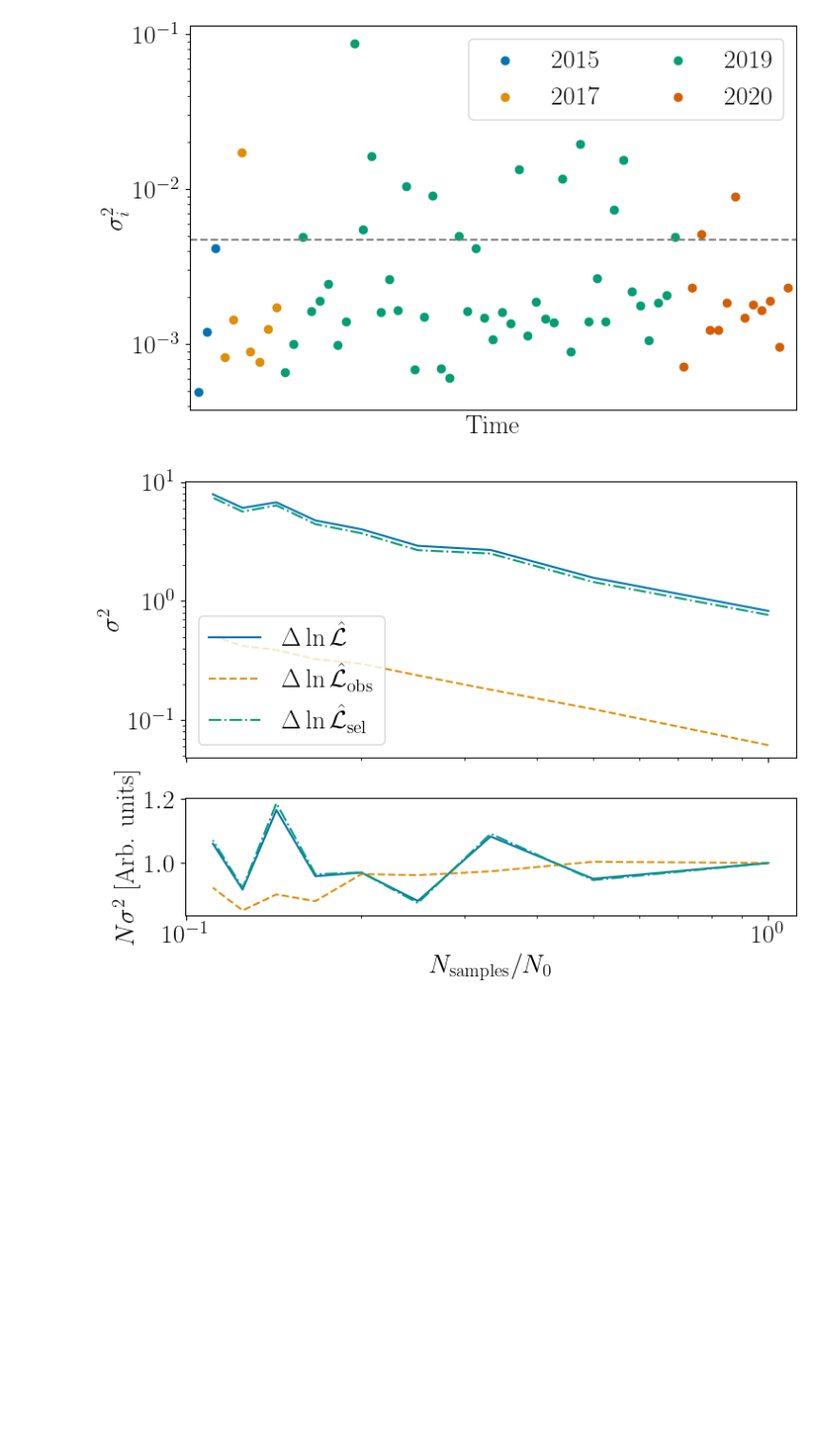
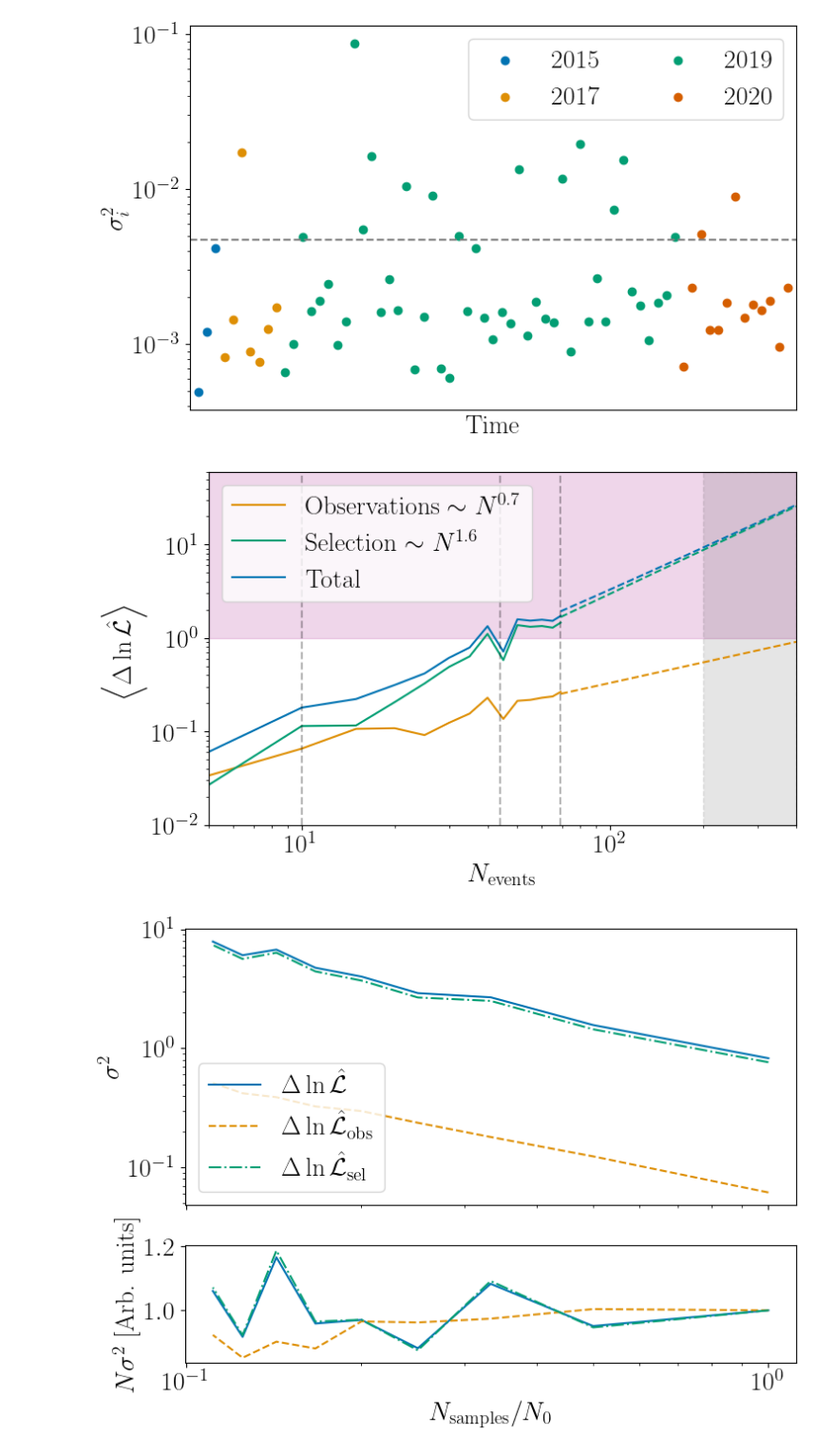
Before and after one commit to ColmTalbot/monte-carlo-uncertainty-scaling, a Jupyter notebook: uncertainty_scaling.ipynb, the cells around one changed output. Shown at 95% size. Drawn from its saved outputs; the diff is of its cells as text; code cells hidden in the pictures; blank space fills up the shorter version.

Commit message:
update figure 3

```diff
--- a/uncertainty_scaling.ipynb
+++ b/uncertainty_scaling.ipynb
@@ -48,6 +48,75 @@ plt.show()
 plt.close()
 # %% [output]
 [figure]
+# %%
+all_events = [5, 10, 15, 20, 25, 30, 35, 40, 45, 50, 55, 60, 65, 69]
+sel_means_alt = np.zeros(len(all_events)) * np.nan
+pop_means_alt = np.zeros(len(all_events)) * np.nan
+
+for ii, n_events in enumerate(all_events):
+    filename = f"/home/colm.talbot/O3/population/O3b/uncertainty/n_events/{n_events}/covariance.npz"
+    try:
+        data = np.load(filename)
+        sel_means_alt[ii] = np.nanmean((
+            np.add.outer(data["sel"].diagonal(), data["sel"].diagonal()) - 2 * data["sel"]
+        ))
+        pop_means_alt[ii] = np.nanmean((
+            np.add.outer(data["pop"].diagonal(), data["pop"].diagonal()) - 2 * data["pop"]
+        ))
+
+    except (KeyError, OSError):
+        continue
+# %%
+logfn = np.log10
+expfn = lambda x: 10**x
+
+plt.figure(figsize=(8, 5))
+plt.plot(all_events, pop_means_alt, color="C1", label=f"Observations $\\sim N^{{{np.polyfit(logfn(all_events), logfn(pop_means_alt), deg=1)[0]:.1f}}}$")
+plt.plot(all_events, sel_means_alt, color="C2", label=f"Selection $\\sim N^{{{np.polyfit(logfn(all_events), logfn(sel_means_alt), deg=1)[0]:.1f}}}$")
+plt.plot(all_events, pop_means_alt + sel_means_alt, color="C0", label="Total")
+
+plt.plot(
+    np.linspace(69, 400, 1000),
+    expfn(np.polyval(np.polyfit(logfn(all_events), logfn(sel_means_alt), deg=1), logfn(np.linspace(69, 400, 1000))))
+    + expfn(np.polyval(np.polyfit(logfn(all_events), logfn(pop_means_alt), deg=1), logfn(np.linspace(69, 400, 1000)))),
+    linestyle="--",
+    color="C0",
+)
+plt.plot(
+    np.linspace(69, 400, 1000),
+    expfn(np.polyval(np.polyfit(logfn(all_events), logfn(sel_means_alt), deg=1), logfn(np.linspace(69, 400, 1000)))),
+    linestyle="--",
+    color="C2",
+)
+plt.plot(
+    np.linspace(69, 400, 1000),
+    expfn(np.polyval(np.polyfit(logfn(all_events), logfn(pop_means_alt), deg=1), logfn(np.linspace(69, 400, 1000)))),
+    linestyle="--",
+    color="C1",
+)
+
+plt.xscale("log")
+plt.yscale("log")
+
+plt.xlim(5, 400)
+plt.ylim(1e-2, 60)
+plt.xlabel("$N_{\\rm events}$")
+plt.ylabel("$\\left\\langle \\Delta \\ln \\hat{\\cal L} \\right\\rangle$")
+plt.axvline(10, color="k", linestyle="--", alpha=0.3)
+plt.axvline(44, color="k", linestyle="--", alpha=0.3)
+plt.axvline(69, color="k", linestyle="--", alpha=0.3)
+xvals = np.arange(5, 400)
+plt.fill_between(xvals, xvals**0, xvals**0 * 60, alpha=0.3, color="C4")
+plt.fill_betweenx([0, 60], [200, 200], [max(xvals), max(xvals)], alpha=0.1, color="k", linestyle="--")
+plt.legend(loc="upper left")
+plt.xscale("log")
+plt.yscale("log")
+plt.tight_layout()
+plt.savefig("figure-3.pdf")
+plt.show()
+plt.close()
+# %% [output]
+[figure, added]
 # %%
 with open(f"/home/colm.talbot/O3/population/O3b/uncertainty/LVK/fits.json", "r") as ff:
     fits = json.load(ff)
```
Also changed, not shown: parts of 2 cells of this notebook, 3 other files.
